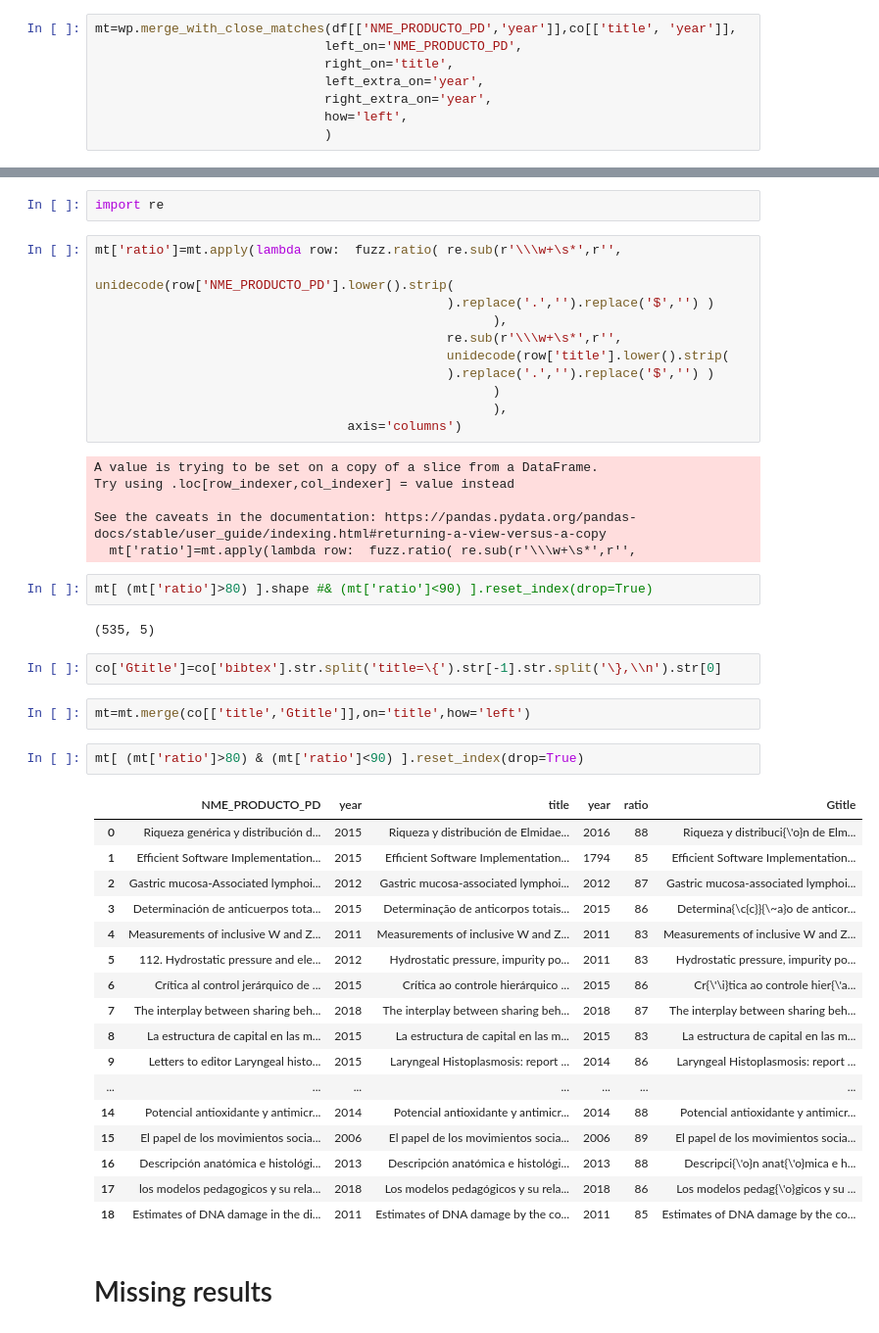
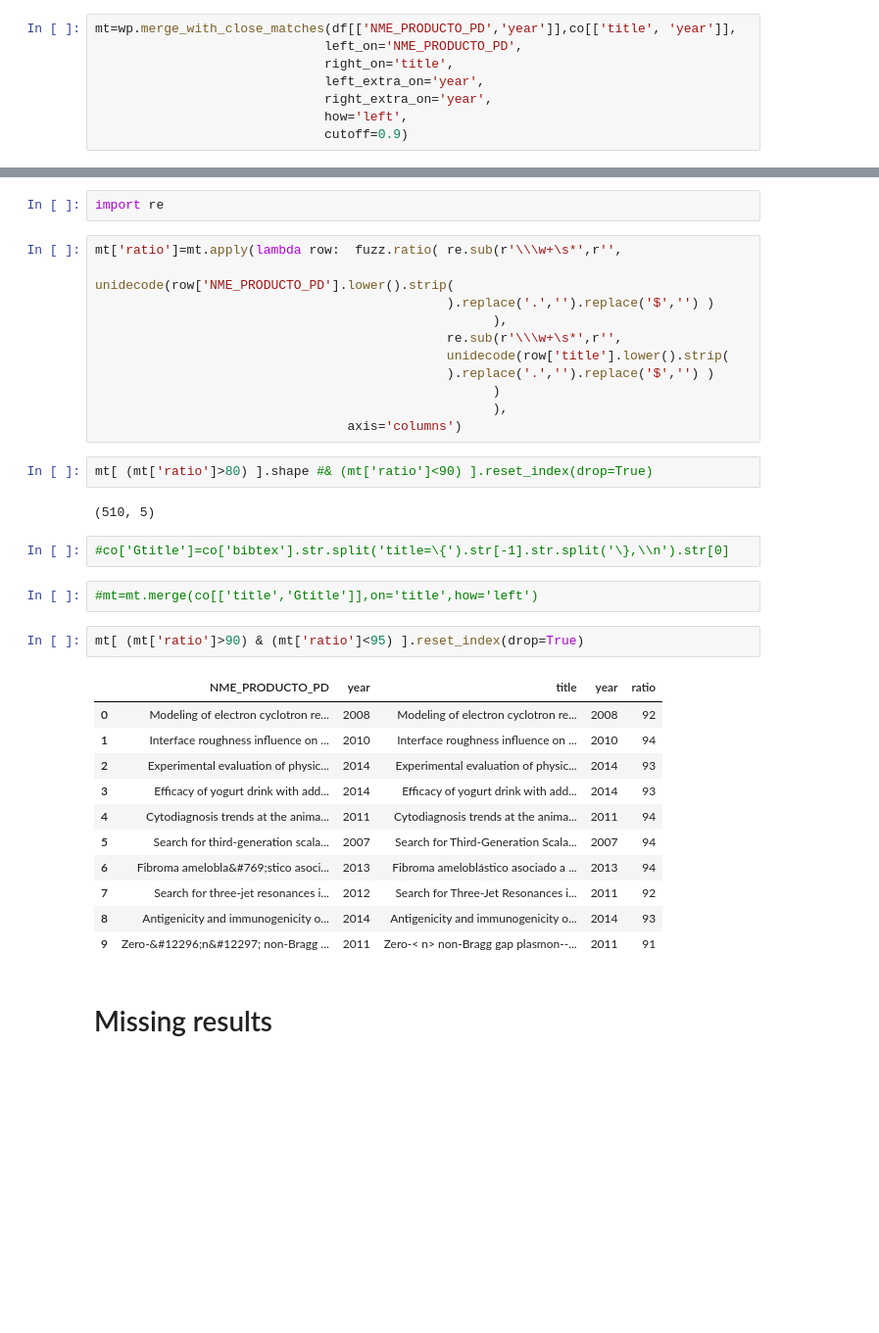
Before and after one commit to colav-playground/open_scienti, a Jupyter notebook: open.ipynb, the cells around one changed output, grey strips where cells are left out. Shown: that part at 98% size. Drawn from its saved outputs; the diff is of its cells as text; blank space fills up the shorter version.

```diff
--- a/open.ipynb
+++ b/open.ipynb
@@ -71,7 +55,7 @@ mt=wp.merge_with_close_matches(df[['NME_PRODUCTO_PD','year']],co[['title', 'year
                               left_extra_on='year',
                               right_extra_on='year',
                               how='left',
-                              )
+                              cutoff=0.9)
 # %% [output]
 ..........
 # %%
@@ -101,40 +85,28 @@ mt['ratio']=mt.apply(lambda row:  fuzz.ratio( re.sub(r'\\\w+\s*',r'',
                                                     )
                                                     ),
                                  axis='columns')
-# %% [output]
-A value is trying to be set on a copy of a slice from a DataFrame.
-Try using .loc[row_indexer,col_indexer] = value instead
-
-See the caveats in the documentation: https://pandas.pydata.org/pandas-docs/stable/user_guide/indexing.html#returning-a-view-versus-a-copy
-  mt['ratio']=mt.apply(lambda row:  fuzz.ratio( re.sub(r'\\\w+\s*',r'',
 # %%
 mt[ (mt['ratio']>80) ].shape #& (mt['ratio']<90) ].reset_index(drop=True)
 # %% [output]
-(535, 5)
+(510, 5)
 # %%
-co['Gtitle']=co['bibtex'].str.split('title=\{').str[-1].str.split('\},\\n').str[0]
+#co['Gtitle']=co['bibtex'].str.split('title=\{').str[-1].str.split('\},\\n').str[0]
 # %%
-mt=mt.merge(co[['title','Gtitle']],on='title',how='left')
+#mt=mt.merge(co[['title','Gtitle']],on='title',how='left')
 # %%
-mt[ (mt['ratio']>80) & (mt['ratio']<90) ].reset_index(drop=True)
+mt[ (mt['ratio']>90) & (mt['ratio']<95) ].reset_index(drop=True)
 # %% [output]
-|  | NME_PRODUCTO_PD | year | title | year | ratio | Gtitle |
-| 0 | Riqueza genérica y distribución d... | 2015 | Riqueza y distribución de Elmidae... | 2016 | 88 | Riqueza y distribuci{\'o}n de Elm... |
-| 1 | Efficient Software Implementation... | 2015 | Efficient Software Implementation... | 1794 | 85 | Efficient Software Implementation... |
-| 2 | Gastric mucosa-Associated lymphoi... | 2012 | Gastric mucosa-associated lymphoi... | 2012 | 87 | Gastric mucosa-associated lymphoi... |
-| 3 | Determinación de anticuerpos tota... | 2015 | Determinação de anticorpos totais... | 2015 | 86 | Determina{\c{c}}{\~a}o de anticor... |
-| 4 | Measurements of inclusive W and Z... | 2011 | Measurements of inclusive W and Z... | 2011 | 83 | Measurements of inclusive W and Z... |
-| 5 | 112. Hydrostatic pressure and ele... | 2012 | Hydrostatic pressure, impurity po... | 2011 | 83 | Hydrostatic pressure, impurity po... |
-| 6 | Crítica al control jerárquico de ... | 2015 | Crı́tica ao controle hierárquico ... | 2015 | 86 | Cr{\'\i}tica ao controle hier{\'a... |
-| 7 | The interplay between sharing beh... | 2018 | The interplay between sharing beh... | 2018 | 87 | The interplay between sharing beh... |
-| 8 | La estructura de capital en las m... | 2015 | La estructura de capital en las m... | 2015 | 83 | La estructura de capital en las m... |
-| 9 | Letters to editor Laryngeal histo... | 2015 | Laryngeal Histoplasmosis: report ... | 2014 | 86 | Laryngeal Histoplasmosis: report ... |
-| ... | ... | ... | ... | ... | ... | ... |
-| 14 | Potencial antioxidante y antimicr... | 2014 | Potencial antioxidante y antimicr... | 2014 | 88 | Potencial antioxidante y antimicr... |
-| 15 | El papel de los movimientos socia... | 2006 | El papel de los movimientos socia... | 2006 | 89 | El papel de los movimientos socia... |
-| 16 | Descripción anatómica e histológi... | 2013 | Descripción anatómica e histológi... | 2013 | 88 | Descripci{\'o}n anat{\'o}mica e h... |
-| 17 | los modelos pedagogicos y su rela... | 2018 | Los modelos pedagógicos y su rela... | 2018 | 86 | Los modelos pedag{\'o}gicos y su ... |
-| 18 | Estimates of DNA damage in the di... | 2011 | Estimates of DNA damage by the co... | 2011 | 85 | Estimates of DNA damage by the co... |
+|  | NME_PRODUCTO_PD | year | title | year | ratio |
+| 0 | Modeling of electron cyclotron re... | 2008 | Modeling of electron cyclotron re... | 2008 | 92 |
+| 1 | Interface roughness influence on ... | 2010 | Interface roughness influence on ... | 2010 | 94 |
+| 2 | Experimental evaluation of physic... | 2014 | Experimental evaluation of physic... | 2014 | 93 |
+| 3 | Efficacy of yogurt drink with add... | 2014 | Efficacy of yogurt drink with add... | 2014 | 93 |
+| 4 | Cytodiagnosis trends at the anima... | 2011 | Cytodiagnosis trends at the anima... | 2011 | 94 |
+| 5 | Search for third-generation scala... | 2007 | Search for Third-Generation Scala... | 2007 | 94 |
+| 6 | Fibroma amelobla&#769;stico asoci... | 2013 | Fibroma ameloblástico asociado a ... | 2013 | 94 |
+| 7 | Search for three-jet resonances i... | 2012 | Search for Three-Jet Resonances i... | 2011 | 92 |
+| 8 | Antigenicity and immunogenicity o... | 2014 | Antigenicity and immunogenicity o... | 2014 | 93 |
+| 9 | Zero-&#12296;n&#12297; non-Bragg ... | 2011 | Zero-< n> non-Bragg gap plasmon--... | 2011 | 91 |
 # %% [markdown]
 # Missing results
 # %%
```
Also changed, not shown: parts of 59 cells of this notebook.
